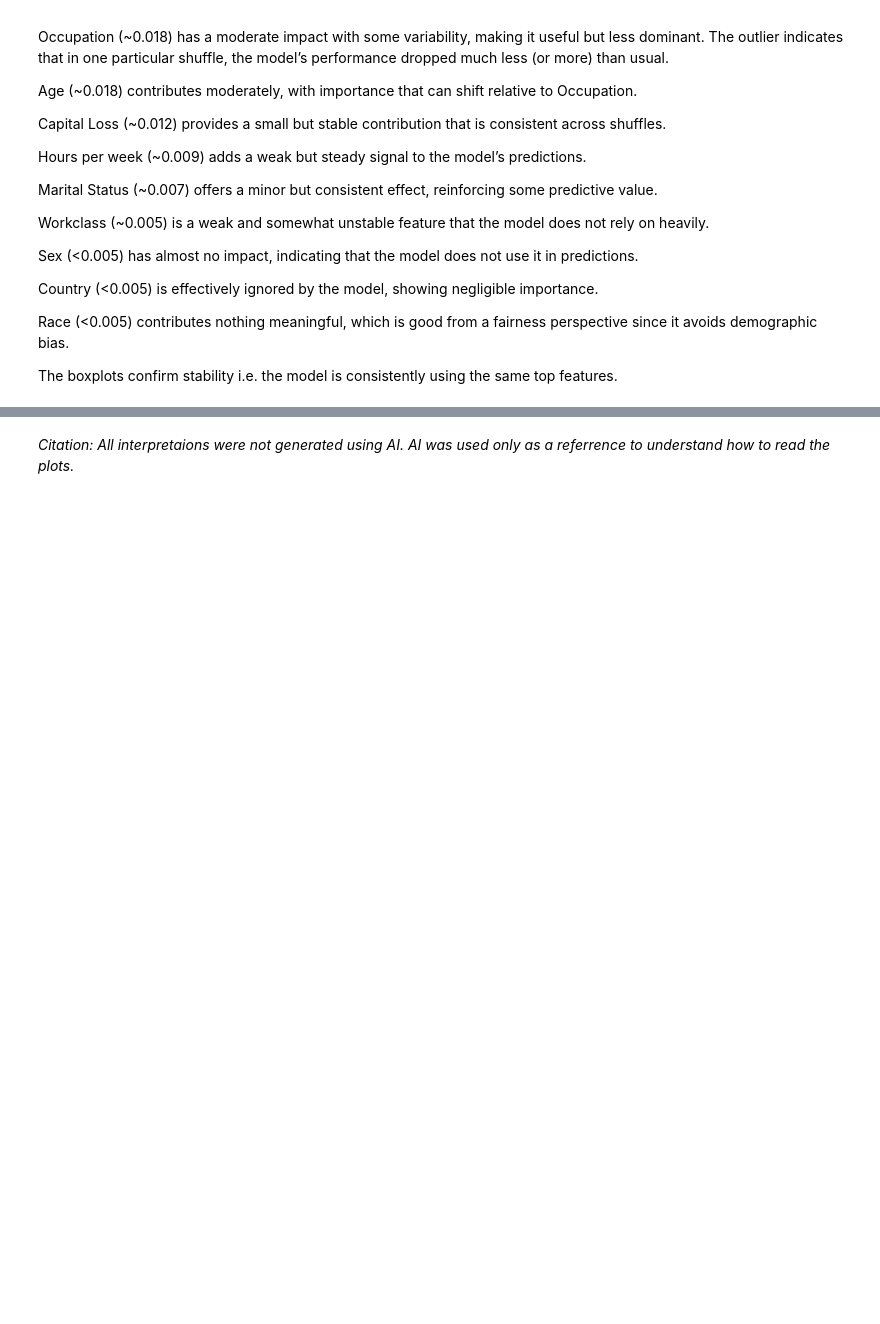
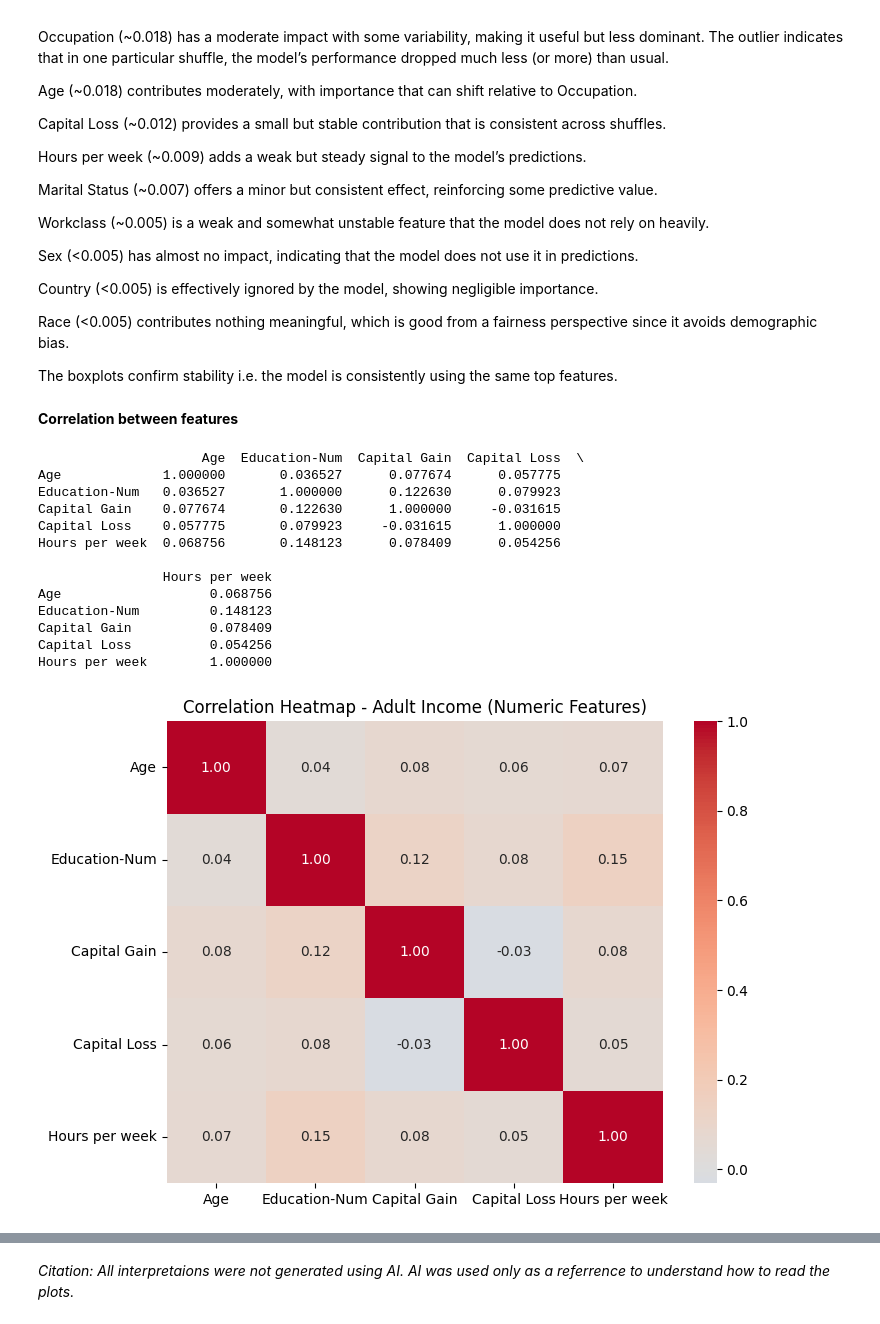
Before and after one commit to SharmilNK/XAI, a Jupyter notebook: GlobalExplanations_SN.ipynb, the cells around one changed output, grey strips where cells are left out. Saved outputs shown, nothing was run; the diff lists cells and outputs as text; code cells hidden in the pictures; blank space fills up the shorter version.

Commit message:
Add correlation analysis

```diff
--- a/GlobalExplanations_SN.ipynb
+++ b/GlobalExplanations_SN.ipynb
@@ -537,3 +574,35 @@ Country (<0.005) is effectively ignored by the model, showing negligible importa
 Race (<0.005) contributes nothing meaningful, which is good from a fairness perspective since it avoids demographic bias.
 
 The boxplots confirm stability i.e. the model is consistently using the same top features.
+# %% [markdown]
+**Correlation between features**
+# %%
+# Select only numeric columns
+numeric_cols = ['Age','Education-Num','Capital Gain','Capital Loss','Hours per week']
+X_numeric = X[numeric_cols]
+
+# Compute correlation matrix
+corr = X_numeric.corr()
+
+# Print correlation values
+print(corr)
+
+plt.figure(figsize=(8,6))
+sns.heatmap(corr, annot=True, cmap="coolwarm", center=0, fmt=".2f")
+plt.title("Correlation Heatmap - Adult Income (Numeric Features)")
+plt.show()
+# %% [output]
+                     Age  Education-Num  Capital Gain  Capital Loss  \
+Age             1.000000       0.036527      0.077674      0.057775
+Education-Num   0.036527       1.000000      0.122630      0.079923
+Capital Gain    0.077674       0.122630      1.000000     -0.031615
+Capital Loss    0.057775       0.079923     -0.031615      1.000000
+Hours per week  0.068756       0.148123      0.078409      0.054256
+
+                Hours per week
+Age                   0.068756
+Education-Num         0.148123
+Capital Gain          0.078409
+Capital Loss          0.054256
+Hours per week        1.000000
+[figure, added]
```
Also changed, not shown: parts of 2 cells of this notebook.
